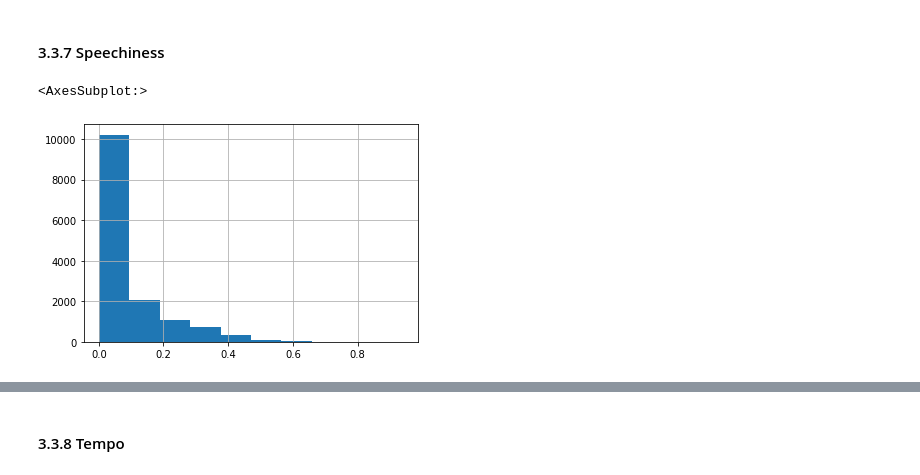
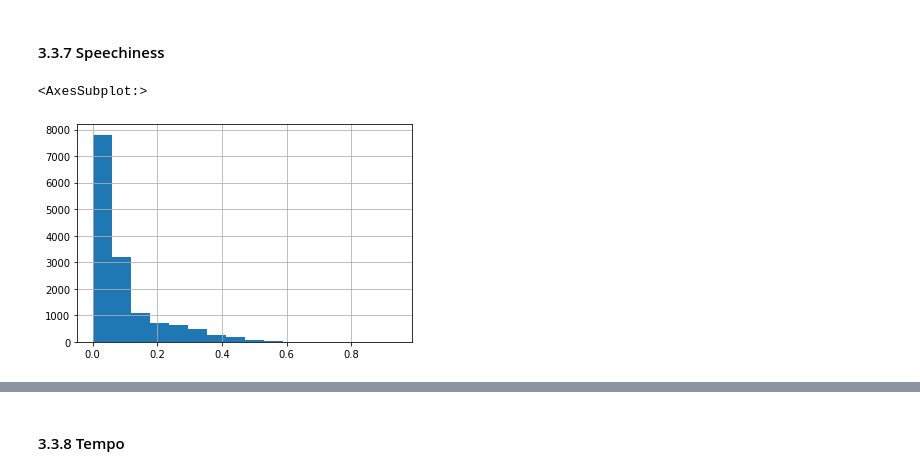
Before and after one commit to dschmtz/Data-Exploration-Project, a Jupyter notebook: project.ipynb, the cells around one changed output, grey strips where cells are left out. Drawn from its saved outputs; the diff is of its cells as text; code cells hidden in the pictures.

```diff
--- a/project.ipynb
+++ b/project.ipynb
@@ -322,7 +467,7 @@ cleared["loudness"].hist()
 # %% [markdown]
 #### 3.3.7 Speechiness
 # %%
-cleared["speechiness"].hist()
+cleared["speechiness"].hist(bins=16)
 # %% [output]
 <AxesSubplot:>
-[figure, old version]
+[figure, new version]
```
Also changed, not shown: parts of 71 cells of this notebook.
